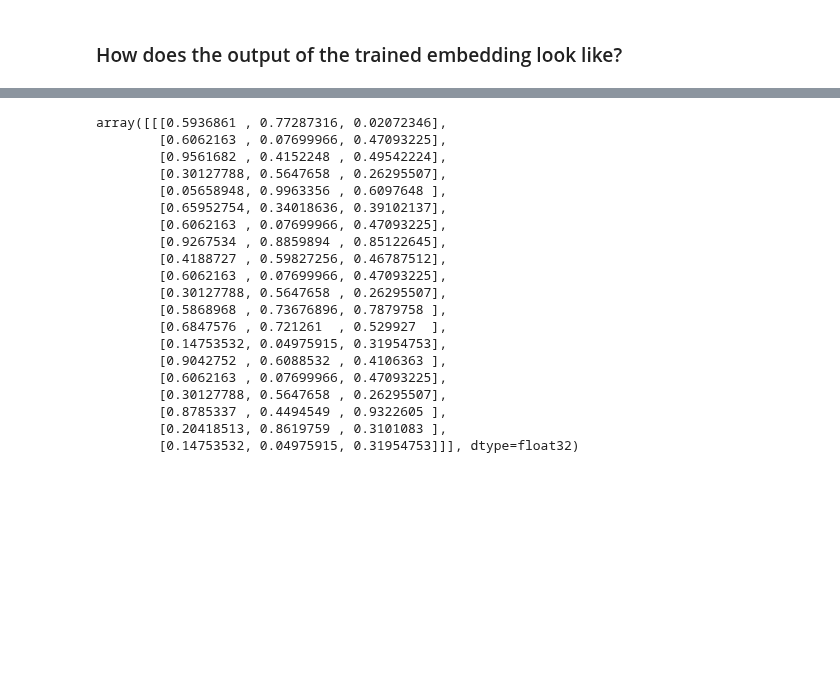
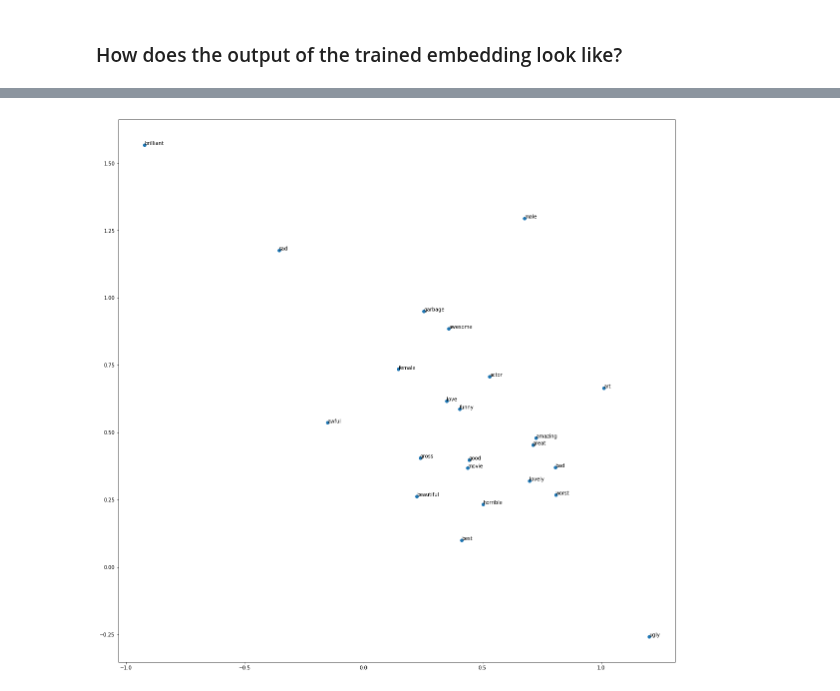
Before and after one commit to DJCordhose/ai, a Jupyter notebook: notebooks/tensorflow/embeddings.ipynb, the cells around one changed output, grey strips where cells are left out. Cells and saved outputs as stored; diff of their text form; code cells hidden in the pictures; blank space fills up the shorter version.

```diff
--- a/notebooks/tensorflow/embeddings.ipynb
+++ b/notebooks/tensorflow/embeddings.ipynb
@@ -72,8 +74,8 @@ raw_input_train[0]
 # %%
 # https://www.tensorflow.org/api_docs/python/tf/keras/preprocessing/sequence/pad_sequences
 
-input_train = tf.keras.preprocessing.sequence.pad_sequences(raw_input_train, maxlen=maxlen)
-input_test = tf.keras.preprocessing.sequence.pad_sequences(raw_input_test, maxlen=maxlen)
+input_train = keras.preprocessing.sequence.pad_sequences(raw_input_train, maxlen=maxlen)
+input_test = keras.preprocessing.sequence.pad_sequences(raw_input_test, maxlen=maxlen)
 # %%
 input_train.shape, input_test.shape, y_train.shape, y_test.shape
 # %% [output]
@@ -167,7 +134,7 @@ Trainable params: 3,345
 Non-trainable params: 0
 _________________________________________________________________
 # %%
-batch_size = 128
+batch_size = 96
 
-%time history = model.fit(input_train, y_train, epochs=50, batch_size=batch_size, validation_split=0.2)
+%time history = model.fit(input_train, y_train, epochs=40, batch_size=batch_size, validation_data=(input_test, y_test))
 # %% [output]
@@ -242,4 +209,4 @@ array([0, 1, 1, 0, 1], dtype=int64)
 # %%
 embedding_layer = model.get_layer('embedding')
 # %%
-model_stub= tf.keras.Model(inputs=model.input, outputs=embedding_layer.output)
+model_stub= keras.Model(inputs=model.input, outputs=embedding_layer.output)
@@ -288,23 +213,32 @@ array([[[0.46705735, 0.27016178],
-# %%
-random_model.predict(input_train[:1])
-# %% [output]
-array([[[0.5936861 , 0.77287316, 0.02072346],
-        [0.6062163 , 0.07699966, 0.47093225],
-        [0.9561682 , 0.4152248 , 0.49542224],
-        [0.30127788, 0.5647658 , 0.26295507],
-        [0.05658948, 0.9963356 , 0.6097648 ],
-        [0.65952754, 0.34018636, 0.39102137],
-        [0.6062163 , 0.07699966, 0.47093225],
-        [0.9267534 , 0.8859894 , 0.85122645],
-        [0.4188727 , 0.59827256, 0.46787512],
-        [0.6062163 , 0.07699966, 0.47093225],
-        [0.30127788, 0.5647658 , 0.26295507],
-        [0.5868968 , 0.73676896, 0.7879758 ],
-        [0.6847576 , 0.721261  , 0.529927  ],
-        [0.14753532, 0.04975915, 0.31954753],
-        [0.9042752 , 0.6088532 , 0.4106363 ],
-        [0.6062163 , 0.07699966, 0.47093225],
-        [0.30127788, 0.5647658 , 0.26295507],
-        [0.8785337 , 0.4494549 , 0.9322605 ],
-        [0.20418513, 0.8619759 , 0.3101083 ],
-        [0.14753532, 0.04975915, 0.31954753]]], dtype=float32)
+# %%
+word_to_id = keras.datasets.imdb.get_word_index()
+
+def encode_text(text):
+    input_words = text.split()
+    input_tokens = np.array([word_to_id[word] for word in input_words])
+    padded_input_tokens = keras.preprocessing.sequence.pad_sequences([input_tokens], maxlen=maxlen)
+    return padded_input_tokens
+
+def plot_text_embedding(model, text):
+    input_words = text.split()
+    input_sequence = encode_text(text)
+
+    embeddings = model.predict(input_sequence)[0][-len(input_words):, :]
+    x_coords = embeddings[:, 0] # First latent dim
+    y_coords = embeddings[:, 1] # Second latent dim
+    plt.figure(figsize=(20, 20))
+    plt.scatter(x_coords, y_coords)
+    for i, txt in enumerate(input_words):
+        plt.annotate(txt, (x_coords[i], y_coords[i]))
+    plt.show()
+# %%
+text = """good best brilliant amazing great lovely awesome
+          bad worst awful
+          art
+          garbage gross horrible
+          sad funny
+          beautiful ugly
+               movie actor male female love"""
+plot_text_embedding(model_stub, text)
+# %% [output]
+[figure, added]
```
Also changed, not shown: parts of 23 cells of this notebook, 2 other files.
